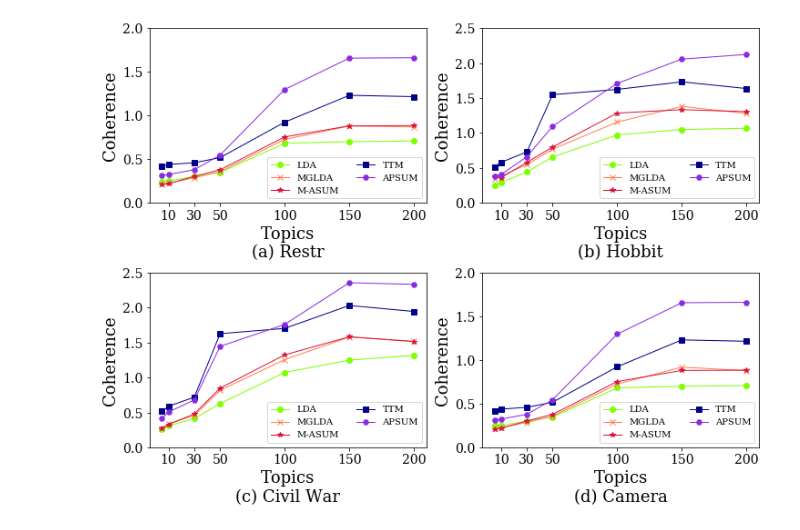
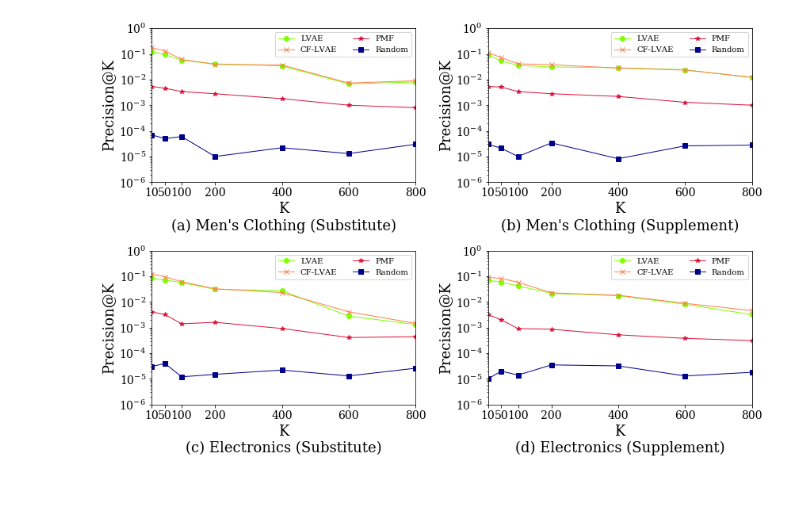
Before and after one commit to VRM1/plots, a Jupyter notebook: 2by2_Line.ipynb, the cells around one changed output. Saved outputs shown, nothing was run; the diff lists cells and outputs as text; code cells hidden in the pictures; blank space fills up the shorter version.

Commit message:
added plots

```diff
--- a/2by2_Line.ipynb
+++ b/2by2_Line.ipynb
@@ -11,15 +11,15 @@ lc='dataset/'
 #No of topics
 tops=[5,10,30,50,100,150,200]
 # load data
-fil=[lc+'coherence_restr.csv',lc+'coherence_hobbit.csv',lc+'coherence_civilwar.csv',lc+'coherence_camera.csv']
+fil=[lc+'mens_sbs.csv',lc+'mens_spl.csv',lc+'electronics_sbs.csv',lc+'electronics_spl.csv']
 df1,df2,df3,df4=pd.read_csv(fil[0]),pd.read_csv(fil[1]),pd.read_csv(fil[2]),pd.read_csv(fil[3])
 # %%
 # load variables and data
 figure_nam = 'my_fig.png'
 #No of topics
-tops=df1['Topics']
+tops=df1['K']
 # load data
-data1= [df1['LDA'],df1['MGLDA'],df1['M-ASUM'],df1['TTM'],df1['APSUM']]
-data2= [df2['LDA'],df2['MGLDA'],df2['M-ASUM'],df2['TTM'],df2['APSUM']]
-data3= [df3['LDA'],df3['MGLDA'],df3['M-ASUM'],df3['TTM'],df3['APSUM']]
-data4= [df4['LDA'],df4['MGLDA'],df4['M-ASUM'],df4['TTM'],df4['APSUM']]
+data1= [df1['LVAE'],df1['CF-LVAE'],df1['PMF'],df1['Random']]
+data2= [df2['LVAE'],df2['CF-LVAE'],df2['PMF'],df2['Random']]
+data3= [df3['LVAE'],df3['CF-LVAE'],df3['PMF'],df3['Random']]
+data4= [df4['LVAE'],df4['CF-LVAE'],df4['PMF'],df4['Random']]
@@ -30,90 +41,98 @@ def dcg_new(data_x,data1,data2,data3,data4,figure_nam,x_axis,y_lim=1,n_col=2,loc
         'size'   : 14}
     rc('font', **font)
     fig = plt.figure(num=1,figsize=(12,8))
-    lb=['LDA', 'MGLDA', 'M-ASUM','TTM','APSUM']
-    x_label='Topics\n'
-    x_tick_label=[10,30,50,100,150,200]
-
+    lb=['LVAE', 'CF-LVAE','PMF','Random']
+    x_label='K\n'
+#     x_tick_label=[100,200,400,600,800]
+    x_tick_label=data_x
     list_vals1=np.array(data1[0])
     list_vals2=np.array(data1[1])
     list_vals3=np.array(data1[2])
     list_vals4=np.array(data1[3])
-    list_vals5=np.array(data1[4])
 
     ax = fig.add_subplot(221)
     rects1 = ax.plot(data_x,list_vals1,linewidth=1, marker='o', color='#7FFF00',label=lb[0])
     rects2 = ax.plot(data_x,list_vals2,linewidth=1, marker='x', color='#FF7F50',label=lb[1])
     rects3 = ax.plot(data_x,list_vals3,linewidth=1, marker='*', color='#DC143C',label=lb[2])
     rects4 = ax.plot(data_x,list_vals4,linewidth=1, marker='s', color='#00008B',label=lb[3])
-    rects5 = ax.plot(data_x,list_vals5,linewidth=1, marker='H', color='#8A2BE2',label=lb[4])
-    ax.legend(loc=4,ncol=2,prop={'size':10},frameon=True )
+
+    ax.legend(loc=1,ncol=2,prop={'size':10},frameon=True )
     ax.set_xticks(x_tick_label)
 #    ax.grid(linestyle='-')
-    ax.set_ylim(0,2.0)
+    ax.set_xlim(10,800)
+    ax.set_ylim(0.000001,1)
+    plt.yscale('log')
     ax.set_ylabel(x_axis,fontsize=18)
-    ax.set_xlabel(x_label+'(a) Restr',fontsize=18)
+    ax.set_xlabel(x_label+"(a) Men's Clothing (Substitute)" ,fontsize=18)
 
 
     list_vals1=np.array(data2[0])
     list_vals2=np.array(data2[1])
     list_vals3=np.array(data2[2])
     list_vals4=np.array(data2[3])
-    list_vals5=np.array(data2[4])
+
 
     ax = fig.add_subplot(222)
     rects1 = ax.plot(data_x,list_vals1,linewidth=1, marker='o', color='#7FFF00',label=lb[0])
     rects2 = ax.plot(data_x,list_vals2,linewidth=1, marker='x', color='#FF7F50',label=lb[1])
     rects3 = ax.plot(data_x,list_vals3,linewidth=1, marker='*', color='#DC143C',label=lb[2])
     rects4 = ax.plot(data_x,list_vals4,linewidth=1, marker='s', color='#00008B',label=lb[3])
-    rects5 = ax.plot(data_x,list_vals5,linewidth=1, marker='H', color='#8A2BE2',label=lb[4])
-    ax.legend(loc=4,ncol=2,prop={'size':10},frameon=True )
+
+    ax.legend(loc=1,ncol=2,prop={'size':10},frameon=True )
     ax.set_xticks(x_tick_label)
-    ax.set_ylim(0,2.5)
+    ax.set_xlim(10,800)
+    ax.set_ylim(0.000001,1)
+    plt.yscale('log')
     ax.set_ylabel(x_axis,fontsize=18)
-    ax.set_xlabel(x_label+'(b) Hobbit',fontsize=18)
+    ax.set_xlabel(x_label+"(b) Men's Clothing (Supplement)",fontsize=18)
 
     list_vals1=np.array(data3[0])
     list_vals2=np.array(data3[1])
     list_vals3=np.array(data3[2])
     list_vals4=np.array(data3[3])
-    list_vals5=np.array(data3[4])
+
 
     ax = fig.add_subplot(223)
     rects1 = ax.plot(data_x,list_vals1,linewidth=1, marker='o', color='#7FFF00',label=lb[0])
     rects2 = ax.plot(data_x,list_vals2,linewidth=1, marker='x', color='#FF7F50',label=lb[1])
     rects3 = ax.plot(data_x,list_vals3,linewidth=1, marker='*', color='#DC143C',label=lb[2])
     rects4 = ax.plot(data_x,list_vals4,linewidth=1, marker='s', color='#00008B',label=lb[3])
-    rects5 = ax.plot(data_x,list_vals5,linewidth=1, marker='H', color='#8A2BE2',label=lb[4])
-    ax.legend(loc=4,ncol=2,prop={'size':10},frameon=True )
+
+    ax.legend(loc=1,ncol=2,prop={'size':10},frameon=True )
     ax.set_xticks(x_tick_label)
-    ax.set_ylim(0,2.5)
+    ax.set_xlim(10,800)
+    ax.set_ylim(0.000001,1)
+    plt.yscale('log')
     ax.set_ylabel(x_axis,fontsize=18)
-    ax.set_xlabel(x_label+'(c) Civil War',fontsize=18)
+    ax.set_xlabel(x_label+'(c) Electronics (Substitute)',fontsize=18)
 
     list_vals1=np.array(data4[0])
     list_vals2=np.array(data4[1])
     list_vals3=np.array(data4[2])
     list_vals4=np.array(data4[3])
-    list_vals5=np.array(data4[4])
+
 
     ax = fig.add_subplot(224)
     rects1 = ax.plot(data_x,list_vals1,linewidth=1, marker='o', color='#7FFF00',label=lb[0])
     rects2 = ax.plot(data_x,list_vals2,linewidth=1, marker='x', color='#FF7F50',label=lb[1])
     rects3 = ax.plot(data_x,list_vals3,linewidth=1, marker='*', color='#DC143C',label=lb[2])
     rects4 = ax.plot(data_x,list_vals4,linewidth=1, marker='s', color='#00008B',label=lb[3])
-    rects5 = ax.plot(data_x,list_vals5,linewidth=1, marker='H', color='#8A2BE2',label=lb[4])
-    ax.legend(loc=4,ncol=2,prop={'size':10},frameon=True )
+
+    ax.legend(loc=1,ncol=2,prop={'size':10},frameon=True )
     ax.set_xticks(x_tick_label)
-    ax.set_ylim(0,2.0)
+    ax.set_xlim(10,800)
+    ax.set_ylim(0.000001,1)
+    plt.yscale('log')
     ax.set_ylabel(x_axis,fontsize=18)
-    ax.set_xlabel(x_label+'(d) Camera',fontsize=18)
+    ax.set_xlabel(x_label+'(d) Electronics (Supplement)',fontsize=18)
 
     plt.subplots_adjust(bottom = 0.1,top = 0.9,wspace = 0.2,hspace = 0.4 )
 #     plt.show()
+    plt.tight_layout()
     plt.savefig(figure_nam,orientation='portrait',bbox_inches='tight',dpi=300)
-dcg_new(tops, data1, data2, data3, data4, figure_nam, x_axis='Coherence', y_lim=2, n_col=2)
+dcg_new(tops, data1, data2, data3, data4, figure_nam, x_axis='Precision@K', y_lim=2, n_col=2)
 # %% [output]
-[figure, old version]
+[figure, new version]
 # %%
 # load variables and data
 figure_nam = 'my_fig.png'
```
Also changed, not shown: parts of 1 cell of this notebook, 8 other files.
